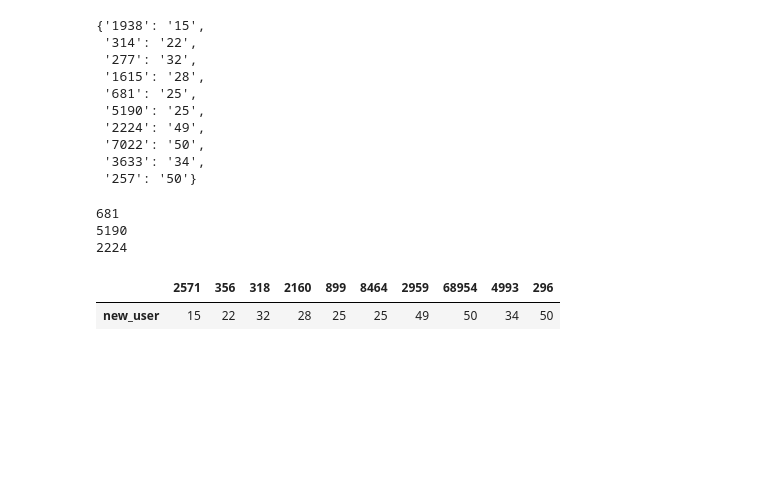
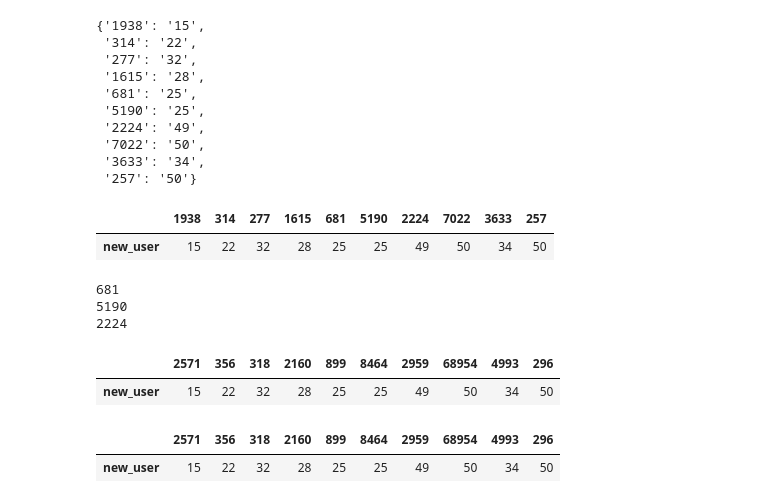
Before and after one commit to senzelden/movie_recommender, a Jupyter notebook: app/cosine_test.ipynb, the cells around one changed output. Saved outputs shown, nothing was run; the diff lists cells and outputs as text; code cells hidden in the pictures; blank space fills up the shorter version.

```diff
--- a/app/cosine_test.ipynb
+++ b/app/cosine_test.ipynb
@@ -145,6 +123,10 @@ new_user
  '257': '50'}
 # %%
 new_user_df = pd.DataFrame(new_user, index=['new_user'])
+new_user_df
+# %% [output]
+|  | 1938 | 314 | 277 | 1615 | 681 | 5190 | 2224 | 7022 | 3633 | 257 |
+| new_user | 15 | 22 | 32 | 28 | 25 | 25 | 49 | 50 | 34 | 50 |
 # %%
 for new_film in new_user_df.columns:
     if new_film not in rtrue_fill.columns:
@@ -155,7 +137,10 @@ for new_film in new_user_df.columns:
 2224
 # %%
 new_user_df.columns = [str(i) for i in landing_page_movies]
-#### THIRD
+new_user_df
+# %% [output]
+|  | 2571 | 356 | 318 | 2160 | 899 | 8464 | 2959 | 68954 | 4993 | 296 |
+| new_user | 15 | 22 | 32 | 28 | 25 | 25 | 49 | 50 | 34 | 50 |
 # %%
 new_user_df
 # %% [output]
```
Also changed, not shown: parts of 2 cells of this notebook, 1 other file.
